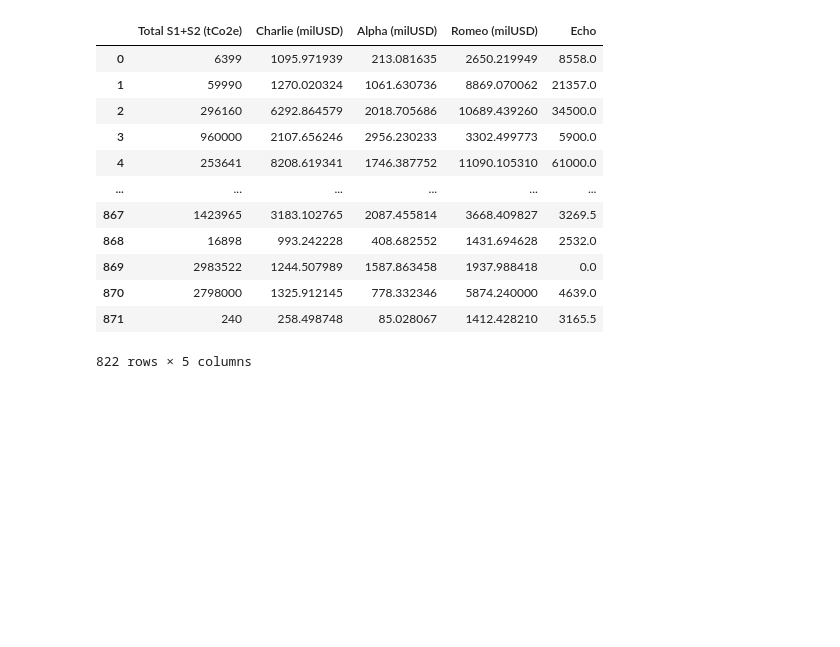
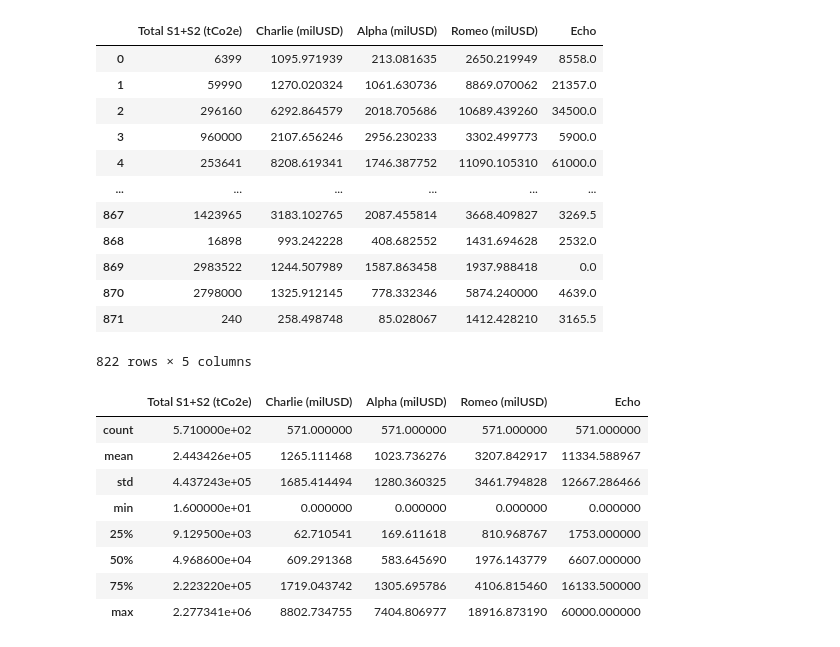
Before and after one commit to maniunix/scope_1_scope_2_emmisions, a Jupyter notebook: src/scope1_scope2_analysis.ipynb, the cells around one changed output. Saved outputs shown, nothing was run; the diff lists cells and outputs as text; code cells hidden in the pictures; blank space fills up the shorter version.

```diff
--- a/src/scope1_scope2_analysis.ipynb
+++ b/src/scope1_scope2_analysis.ipynb
@@ -176,17 +181,24 @@ new_df
 | 871 | 240 | 258.498748 | 85.028067 | 1412.428210 | 3165.5 |
 822 rows × 5 columns
 # %%
-def remove_outliers_iqr(df, column):
-    mean = df[column].mean()
-    Q1 = df[column].quantile(0.25)
-    Q3 = df[column].quantile(0.75)
-    IQR = Q3 - Q1
-    lower_bound = mean - 1.5 * IQR
-    upper_bound = mean + 1.5 * IQR
-    df_filtered = df[(df[column] >= lower_bound) & (df[column] <= upper_bound)]
+new_df = df.copy()[['Total S1+S2 (tCo2e)','Charlie (milUSD)', 'Alpha (milUSD)', 'Romeo (milUSD)', 'Echo']]
 
-    return df_filtered
+Q1 = new_df.quantile(0.25)
+Q3 = new_df.quantile(0.75)
+IQR = Q3 - Q1
 
-df_cleaned = new_df.copy()
-for col in new_df.columns:
-    df_cleaned = remove_outliers_iqr(new_df, col)
+lower_bound = Q1 - 1.5 * IQR
+upper_bound = Q3 + 1.5 * IQR
+
+df_cleaned = new_df[~((new_df < lower_bound) | (new_df > upper_bound)).any(axis=1)]
+df_cleaned.describe()
+# %% [output]
+|  | Total S1+S2 (tCo2e) | Charlie (milUSD) | Alpha (milUSD) | Romeo (milUSD) | Echo |
+| count | 5.710000e+02 | 571.000000 | 571.000000 | 571.000000 | 571.000000 |
+| mean | 2.443426e+05 | 1265.111468 | 1023.736276 | 3207.842917 | 11334.588967 |
+| std | 4.437243e+05 | 1685.414494 | 1280.360325 | 3461.794828 | 12667.286466 |
+| min | 1.600000e+01 | 0.000000 | 0.000000 | 0.000000 | 0.000000 |
+| 25% | 9.129500e+03 | 62.710541 | 169.611618 | 810.968767 | 1753.000000 |
+| 50% | 4.968600e+04 | 609.291368 | 583.645690 | 1976.143779 | 6607.000000 |
+| 75% | 2.223220e+05 | 1719.043742 | 1305.695786 | 4106.815460 | 16133.500000 |
+| max | 2.277341e+06 | 8802.734755 | 7404.806977 | 18916.873190 | 60000.000000 |
```
Also changed, not shown: parts of 6 cells of this notebook.
